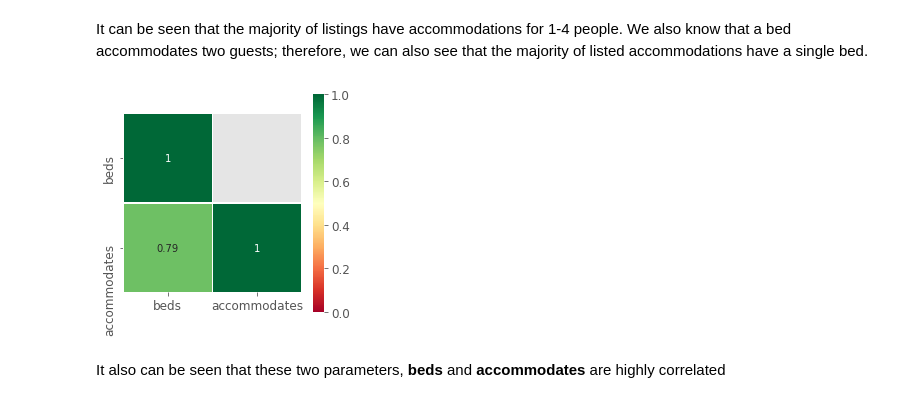
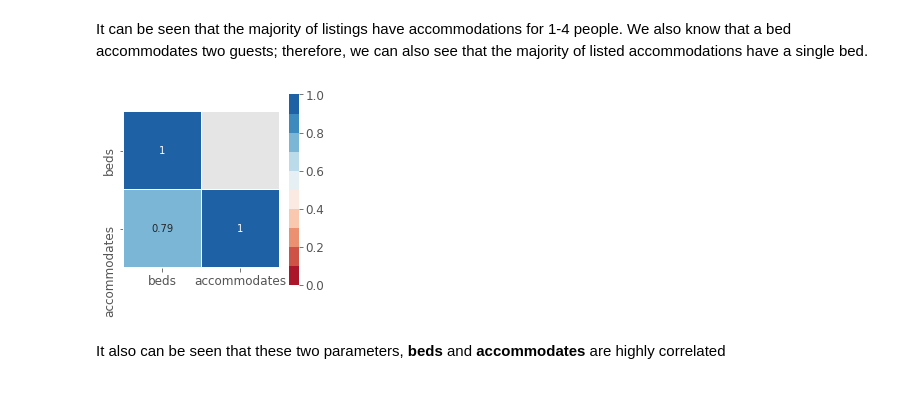
Before and after one commit to HatefDastour/Portfolio, a Jupyter notebook: machine_learning/Airbnb_Listings_Modeling.ipynb, the cells around one changed output. Saved outputs shown, nothing was run; the diff lists cells and outputs as text; code cells hidden in the pictures.

```diff
--- a/analyzing_modeling/Airbnb_Listings_Modeling.ipynb
+++ b/machine_learning/Airbnb_Listings_Modeling.ipynb
@@ -135,11 +140,11 @@ def Correlation_Plot (Df,Fig_Size):
         mask[i,i]=0
     plt.subplots(figsize=(Fig_Size,Fig_Size))
     sns.heatmap(Correlation_Matrix, mask=mask, annot=True, square=True,
-                cmap ="RdYlGn", linewidths = 0.2, vmin=0, vmax=1)
+                cmap =sns.color_palette("RdBu", n_colors=10), linewidths = 0.2, vmin=0, vmax=1)
 # %%
-Correlation_Plot (Data[['beds','accommodates']], 4)
+Correlation_Plot (Data[['beds','accommodates']], 3.5)
 # %% [output]
-[figure, old version]
+[figure, new version]
 # %% [markdown]
 It also can be seen that these two parameters, **beds** and **accommodates** are highly correlated
 # %%
```
Also changed, not shown: parts of 12 cells of this notebook, 3 other files.
